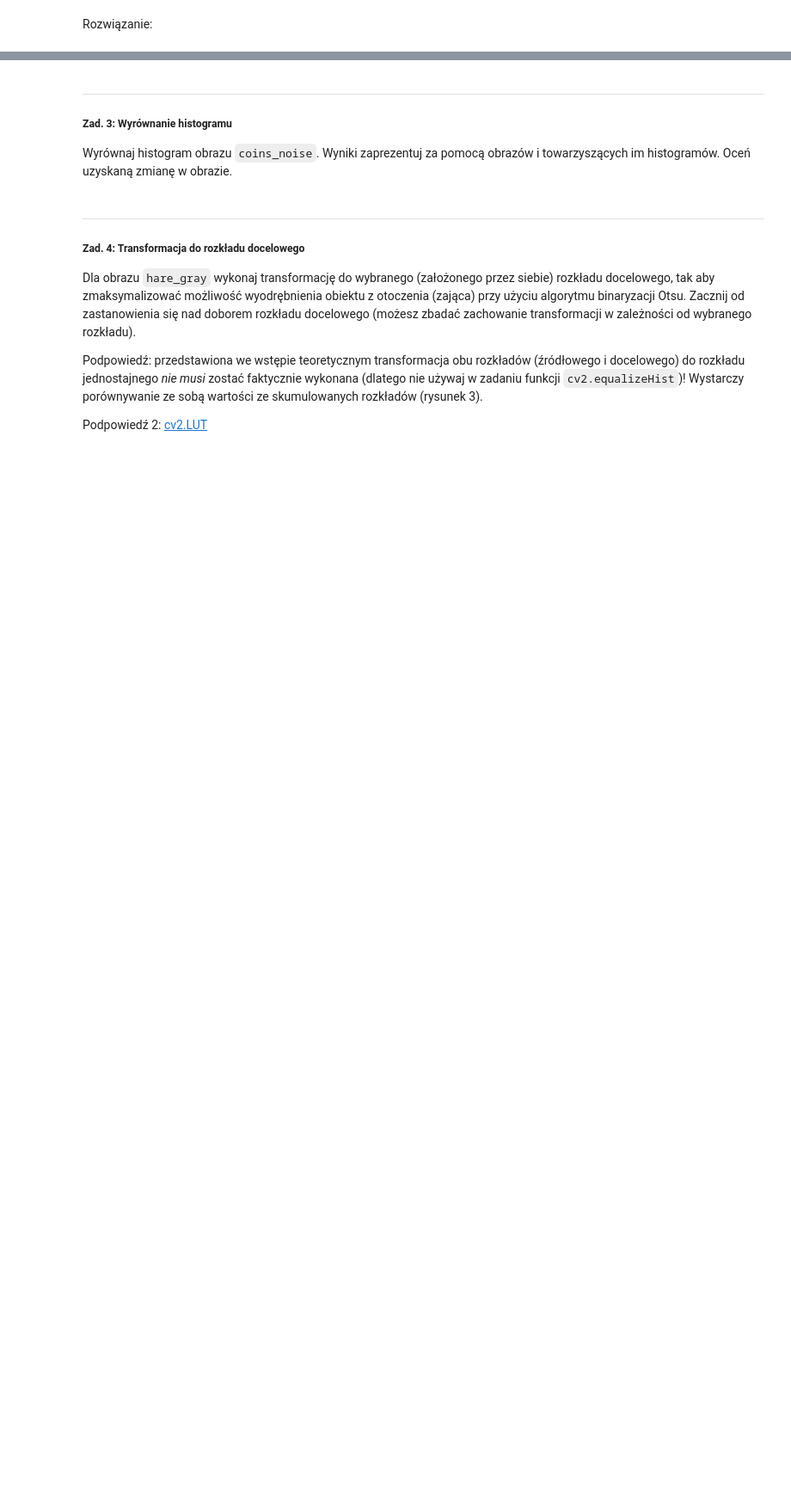
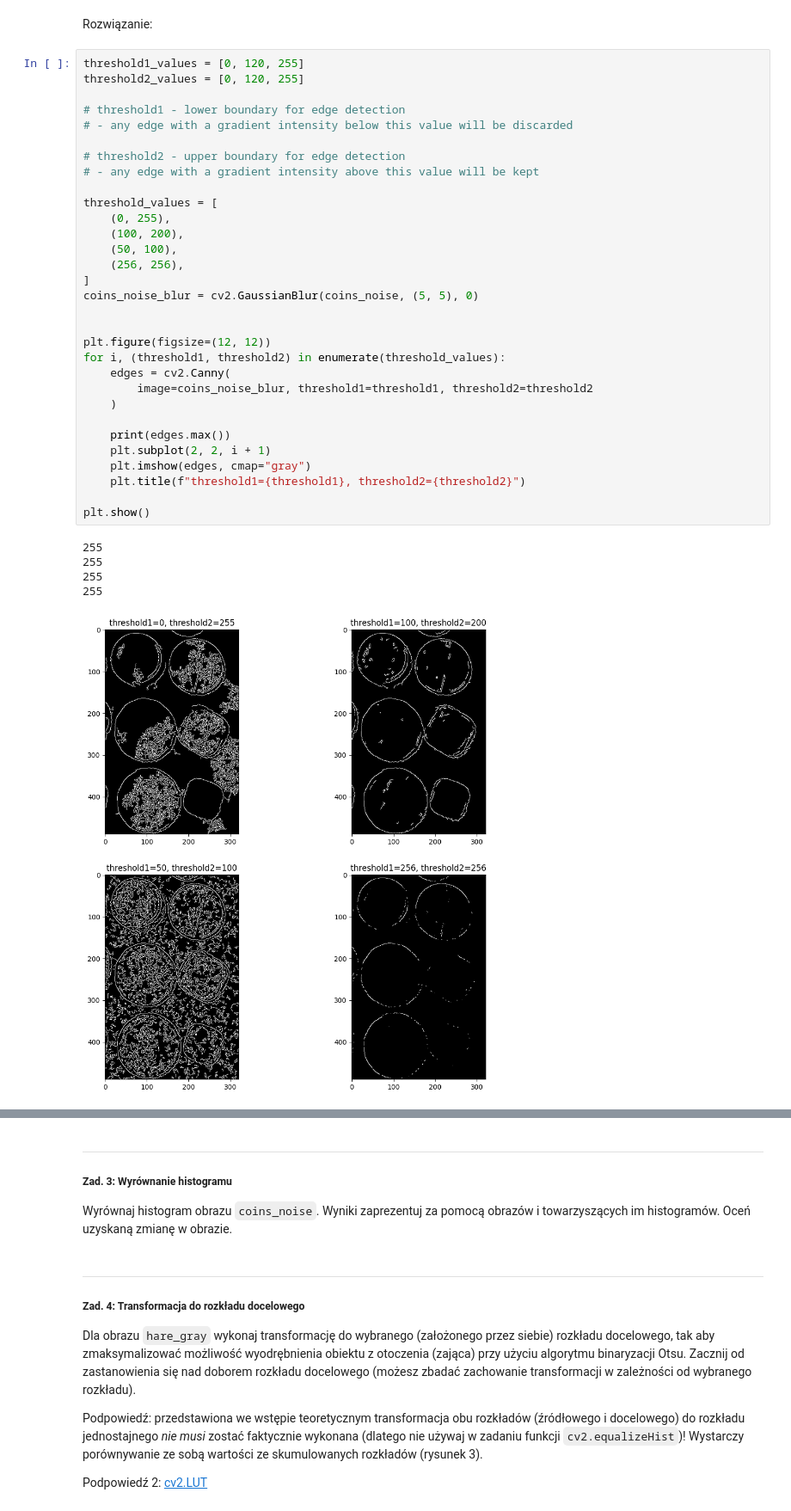
Before and after one commit to piotrdurniat/image-and-video-analysis-and-processing, a Jupyter notebook: lab3 - edge detection, histrogram operations/lab3.ipynb, the cells around one changed output, grey strips where cells are left out. Shown at 86% size. Cells and saved outputs as stored; diff of their text form; blank space fills up the shorter version.

```diff
--- a/lab3 - edge detection, histrogram operations/lab3.ipynb
+++ b/lab3 - edge detection, histrogram operations/lab3.ipynb
@@ -38,3 +45,40 @@ Image.fromarray(coins_noise)
 [figure]
 # %% [markdown]
 Rozwiązanie:
+# %%
+threshold1_values = [0, 120, 255]
+threshold2_values = [0, 120, 255]
+
+# threshold1 - lower boundary for edge detection
+# - any edge with a gradient intensity below this value will be discarded
+
+# threshold2 - upper boundary for edge detection
+# - any edge with a gradient intensity above this value will be kept
+
+threshold_values = [
+    (0, 255),
+    (100, 200),
+    (50, 100),
+    (256, 256),
+]
+coins_noise_blur = cv2.GaussianBlur(coins_noise, (5, 5), 0)
+
+
+plt.figure(figsize=(12, 12))
+for i, (threshold1, threshold2) in enumerate(threshold_values):
+    edges = cv2.Canny(
+        image=coins_noise_blur, threshold1=threshold1, threshold2=threshold2
+    )
+
+    print(edges.max())
+    plt.subplot(2, 2, i + 1)
+    plt.imshow(edges, cmap="gray")
+    plt.title(f"threshold1={threshold1}, threshold2={threshold2}")
+
+plt.show()
+# %% [output]
+255
+255
+255
+255
+[figure, added]
```
Also changed, not shown: parts of 5 cells of this notebook, 1 other file.
